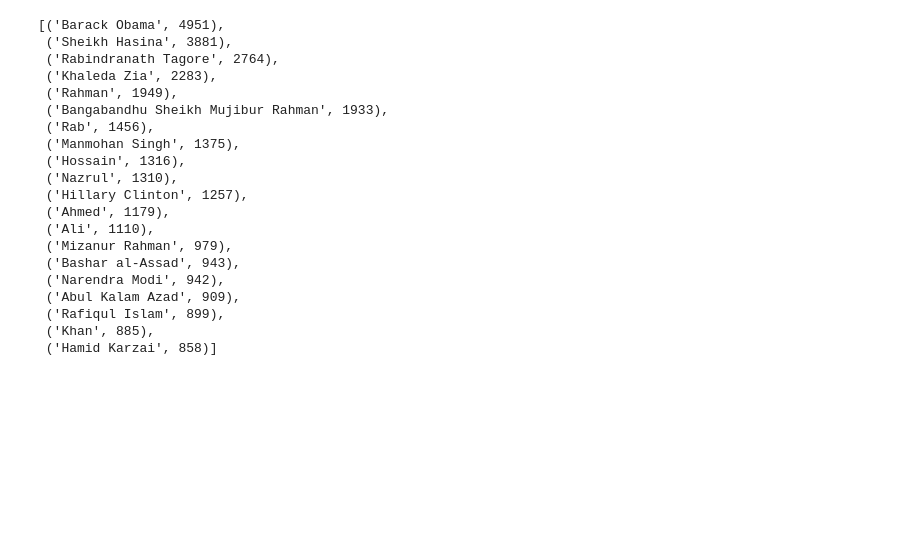
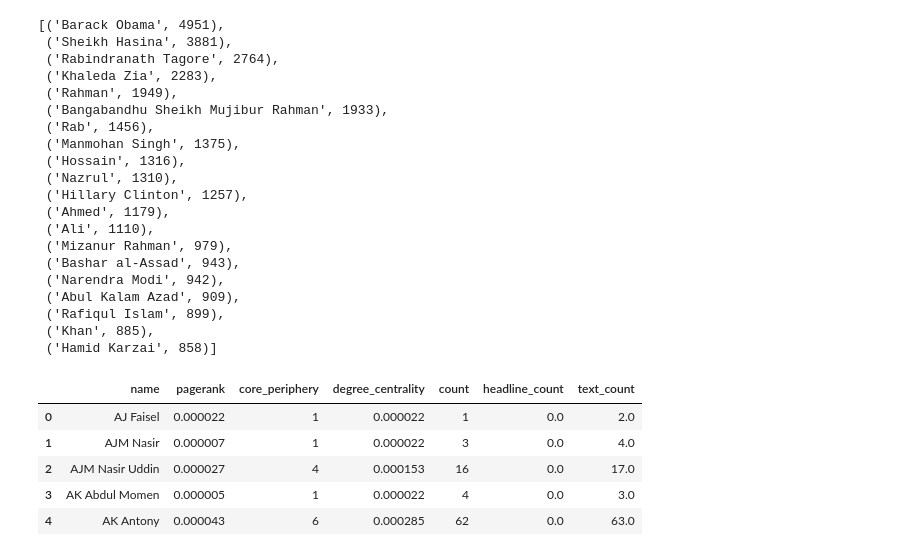
Before and after one commit to shoumikchow/Research, a Jupyter notebook: network-exploration.ipynb, the cells around one changed output. Saved outputs shown, nothing was run; the diff lists cells and outputs as text; code cells hidden in the pictures; blank space fills up the shorter version.

```diff
--- a/network-exploration.ipynb
+++ b/network-exploration.ipynb
@@ -490,3 +524,6 @@ for _, row in tqdm(df.iterrows(), total=df.shape[0]):
 print(count)
 # %% [output]
 170661
+# %%
+degree_centrality_G = nx.degree_centrality(G)
+sorted(degree_centrality_G.items(), key = lambda x:x[1], reverse= True)[:20]
@@ -604,8 +650,15 @@ df_text = pd.DataFrame.from_dict(count_person_in_text, orient='index')
+# %%
+df_text = pd.read_pickle('Data/Processed Data/Misc/DS-Text-Count.pkl')
 # %%
 pagerank = pd.DataFrame.from_dict(pr_G, orient='index')
 pagerank = pagerank.reset_index()
 pagerank = pagerank.sort_values(by='index')
-pagerank.columns = ['name', 'pr']
+pagerank.columns = ['name', 'pagerank']
+
+degree_centrality = pd.DataFrame.from_dict(degree_centrality_G, orient='index')
+degree_centrality = degree_centrality.reset_index()
+degree_centrality = degree_centrality.sort_values(by='index')
+degree_centrality.columns = ['name', 'degree_centrality']
 
 G.remove_edges_from(G.selfloop_edges())
 core = nx.core_number(G)
@@ -613,7 +666,7 @@ core = nx.core_number(G)
 core_periphery = pd.DataFrame.from_dict(core, orient='index')
 core_periphery = core_periphery.reset_index()
 core_periphery = core_periphery.sort_values(by='index')
-core_periphery.columns = ['name', 'cp']
+core_periphery.columns = ['name', 'core_periphery']
 
 count = dict(count)
 person_count = pd.DataFrame.from_dict(count, orient='index')
@@ -631,6 +684,7 @@ df_text.columns = ['name', 'text_count']
 # %%
 ml = pd.DataFrame()
 ml = pd.merge(pagerank, core_periphery, on="name")
+ml = pd.merge(ml, degree_centrality, on="name")
 ml = pd.merge(ml, person_count, on="name", how="left")
 ml = pd.merge(ml, df_headline, on="name", how="left")
 ml = pd.merge(ml, df_text, on="name", how="left")
@@ -640,5 +694,14 @@ ml.drop(ml.index[0:86], inplace=True)
 ml.reset_index(drop=True, inplace=True)
 # %%
 ml.drop(ml.index[-153:], inplace=True)
+# %%
+ml.head()
+# %% [output]
+|  | name | pagerank | core_periphery | degree_centrality | count | headline_count | text_count |
+| 0 | AJ Faisel | 0.000022 | 1 | 0.000022 | 1 | 0.0 | 2.0 |
+| 1 | AJM Nasir | 0.000007 | 1 | 0.000022 | 3 | 0.0 | 4.0 |
+| 2 | AJM Nasir Uddin | 0.000027 | 4 | 0.000153 | 16 | 0.0 | 17.0 |
+| 3 | AK Abdul Momen | 0.000005 | 1 | 0.000022 | 4 | 0.0 | 3.0 |
+| 4 | AK Antony | 0.000043 | 6 | 0.000285 | 62 | 0.0 | 63.0 |
 # %%
 # ml.to_pickle('Data/Processed Data/ML/DS-ml.pkl')
```
Also changed, not shown: parts of 42 cells of this notebook.
